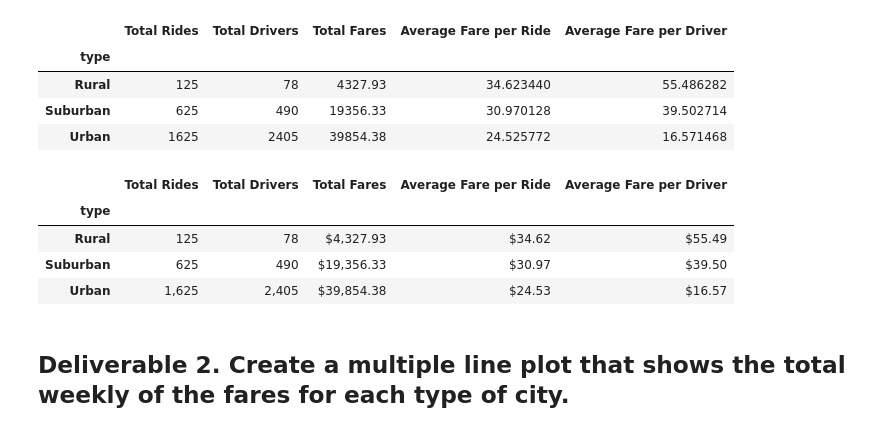
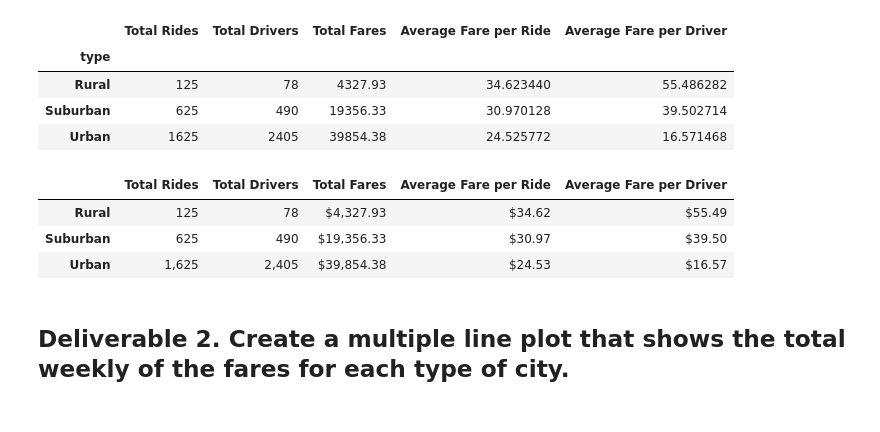
Before and after one commit to volkx075/PyBer_Analysis, a Jupyter notebook: PyBer_Challenge.ipynb, the cells around one changed output. Saved outputs shown, nothing was run; the diff lists cells and outputs as text; code cells hidden in the pictures.

```diff
--- a/PyBer_Challenge.ipynb
+++ b/PyBer_Challenge.ipynb
@@ -87,15 +85,15 @@ Urban       16.571468
 dtype: float64
 # %%
 #  6. Create a PyBer summary DataFrame.
-PyBer_summary_df = pd.DataFrame()
+pyber_summary_df = pd.DataFrame()
 
-PyBer_summary_df["Total Rides"] = total_ride_count_per_city_type
-PyBer_summary_df["Total Drivers"] = total_driver_count_per_city_type
-PyBer_summary_df["Total Fares"] = total_fare_per_city_type
-PyBer_summary_df["Average Fare per Ride"] = avg_fare_per_ride_per_city_type
-PyBer_summary_df["Average Fare per Driver"] = avg_fare_per_driver_per_city_type
+pyber_summary_df["Total Rides"] = total_ride_count_per_city_type
+pyber_summary_df["Total Drivers"] = total_driver_count_per_city_type
+pyber_summary_df["Total Fares"] = total_fare_per_city_type
+pyber_summary_df["Average Fare per Ride"] = avg_fare_per_ride_per_city_type
+pyber_summary_df["Average Fare per Driver"] = avg_fare_per_driver_per_city_type
 
-PyBer_summary_df
+pyber_summary_df
 # %% [output]
 |  | Total Rides | Total Drivers | Total Fares | Average Fare per Ride | Average Fare per Driver |
 | type |  |  |  |  |  |
@@ -107,16 +105,15 @@ PyBer_summary_df
 pyber_summary_df.index.name = None
 # %%
 #  8. Format the columns.
-PyBer_summary_df["Total Rides"] = PyBer_summary_df["Total Rides"].map("{:,}".format)
-PyBer_summary_df["Total Drivers"] = PyBer_summary_df["Total Drivers"].map("{:,}".format)
-PyBer_summary_df["Total Fares"] = PyBer_summary_df["Total Fares"].map("${:,.2f}".format)
-PyBer_summary_df["Average Fare per Ride"] = PyBer_summary_df["Average Fare per Ride"].map("${:,.2f}".format)
-PyBer_summary_df["Average Fare per Driver"] = PyBer_summary_df["Average Fare per Driver"].map("${:,.2f}".format)
+pyber_summary_df["Total Rides"] = pyber_summary_df["Total Rides"].map("{:,}".format)
+pyber_summary_df["Total Drivers"] = pyber_summary_df["Total Drivers"].map("{:,}".format)
+pyber_summary_df["Total Fares"] = pyber_summary_df["Total Fares"].map("${:,.2f}".format)
+pyber_summary_df["Average Fare per Ride"] = pyber_summary_df["Average Fare per Ride"].map("${:,.2f}".format)
+pyber_summary_df["Average Fare per Driver"] = pyber_summary_df["Average Fare per Driver"].map("${:,.2f}".format)
 
-PyBer_summary_df
+pyber_summary_df
 # %% [output]
 |  | Total Rides | Total Drivers | Total Fares | Average Fare per Ride | Average Fare per Driver |
-| type |  |  |  |  |  |
 | Rural | 125 | 78 | $4,327.93 | $34.62 | $55.49 |
 | Suburban | 625 | 490 | $19,356.33 | $30.97 | $39.50 |
 | Urban | 1,625 | 2,405 | $39,854.38 | $24.53 | $16.57 |
```
Also changed, not shown: parts of 10 cells of this notebook.
